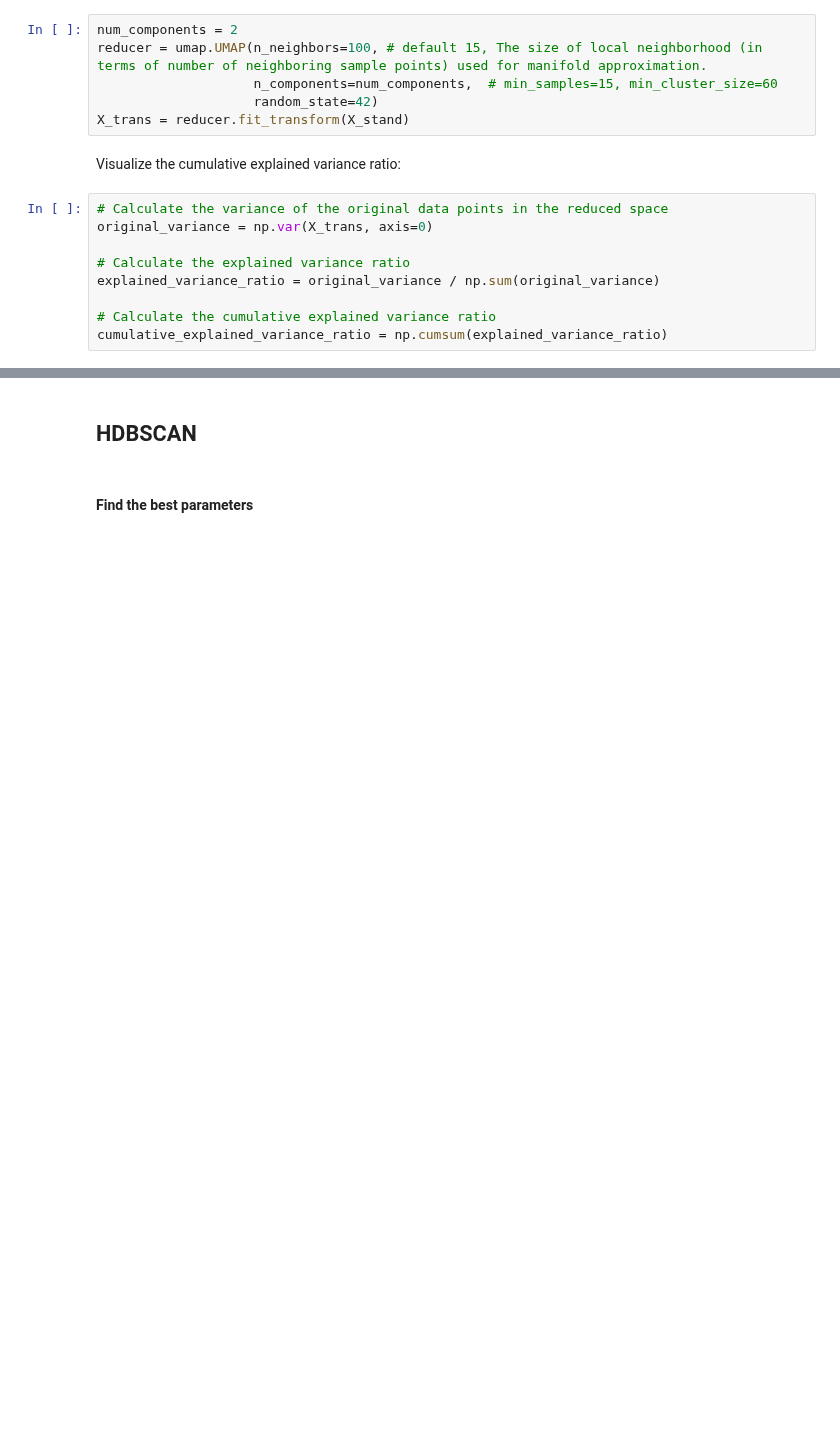
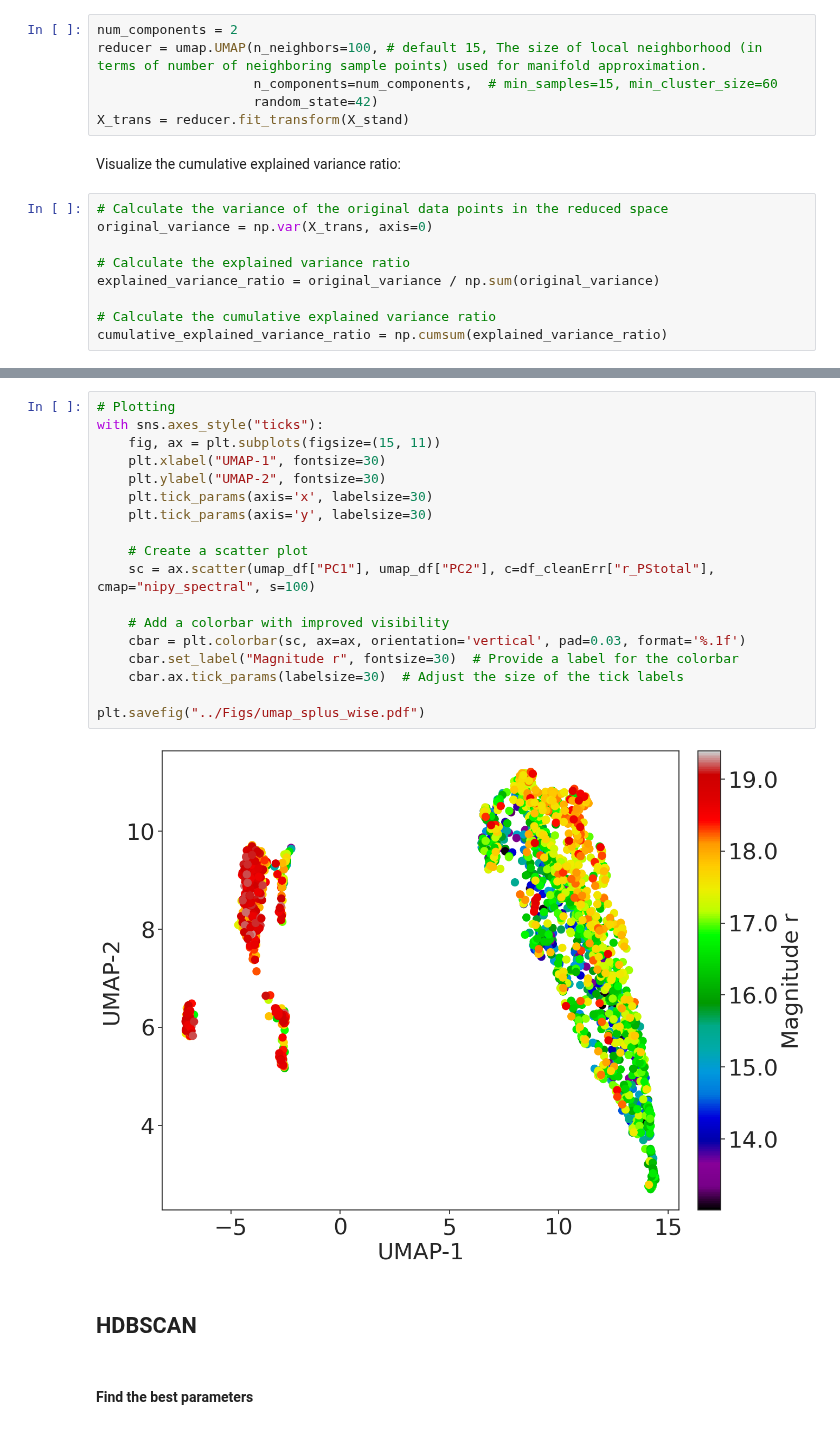
Before and after one commit to AngelGSoto/halpha-splusdr4, a Jupyter notebook: notebooks/ML-Halpha-wise.ipynb, the cells around one changed output, grey strips where cells are left out. Cells and saved outputs as stored; diff of their text form; blank space fills up the shorter version.

```diff
--- a/notebooks/ML-Halpha-wise.ipynb
+++ b/notebooks/ML-Halpha-wise.ipynb
@@ -401,3 +399,23 @@ plt.show()
+# %%
+# Plotting
+with sns.axes_style("ticks"):
+    fig, ax = plt.subplots(figsize=(15, 11))
+    plt.xlabel("UMAP-1", fontsize=30)
+    plt.ylabel("UMAP-2", fontsize=30)
+    plt.tick_params(axis='x', labelsize=30)
+    plt.tick_params(axis='y', labelsize=30)
+
+    # Create a scatter plot
+    sc = ax.scatter(umap_df["PC1"], umap_df["PC2"], c=df_cleanErr["r_PStotal"], cmap="nipy_spectral", s=100)
+
+    # Add a colorbar with improved visibility
+    cbar = plt.colorbar(sc, ax=ax, orientation='vertical', pad=0.03, format='%.1f')
+    cbar.set_label("Magnitude r", fontsize=30)  # Provide a label for the colorbar
+    cbar.ax.tick_params(labelsize=30)  # Adjust the size of the tick labels
+
+plt.savefig("../Figs/umap_splus_wise.pdf")
+# %% [output]
+[figure, added]
 # %% [markdown]
 ## HDBSCAN
 # %% [markdown]
```
Also changed, not shown: parts of 24 cells of this notebook, 12 other files.
